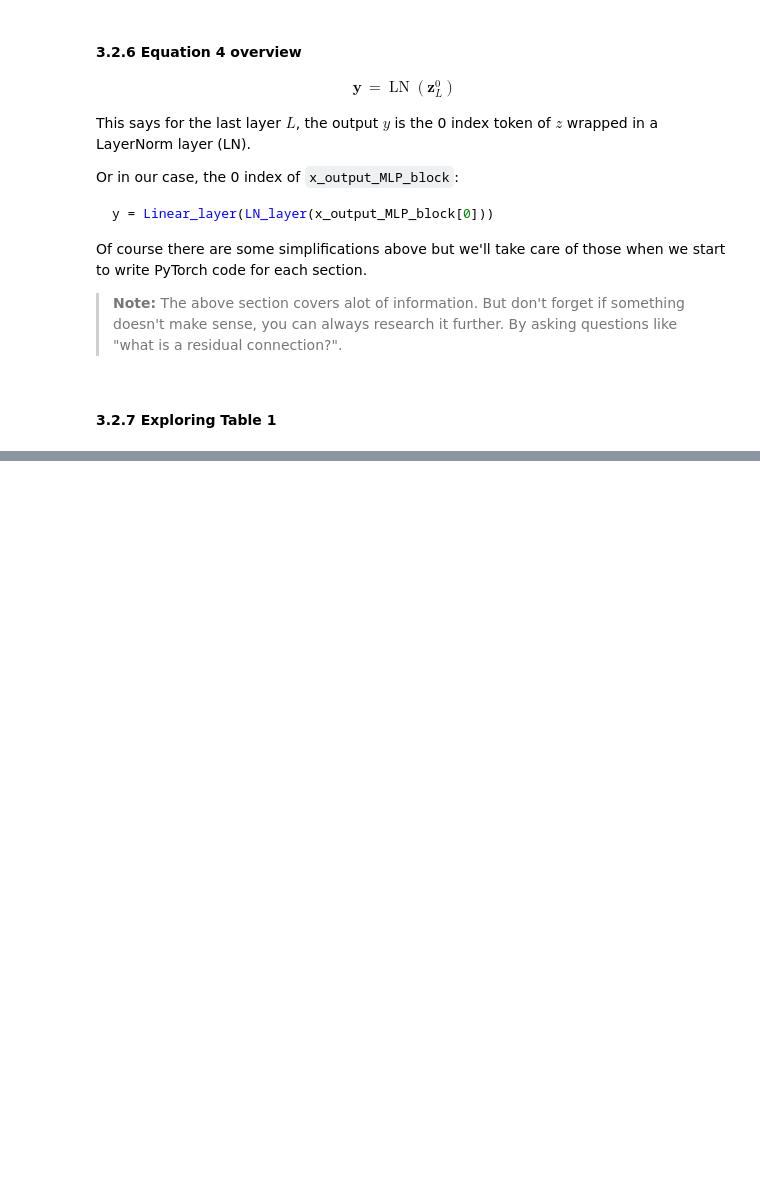
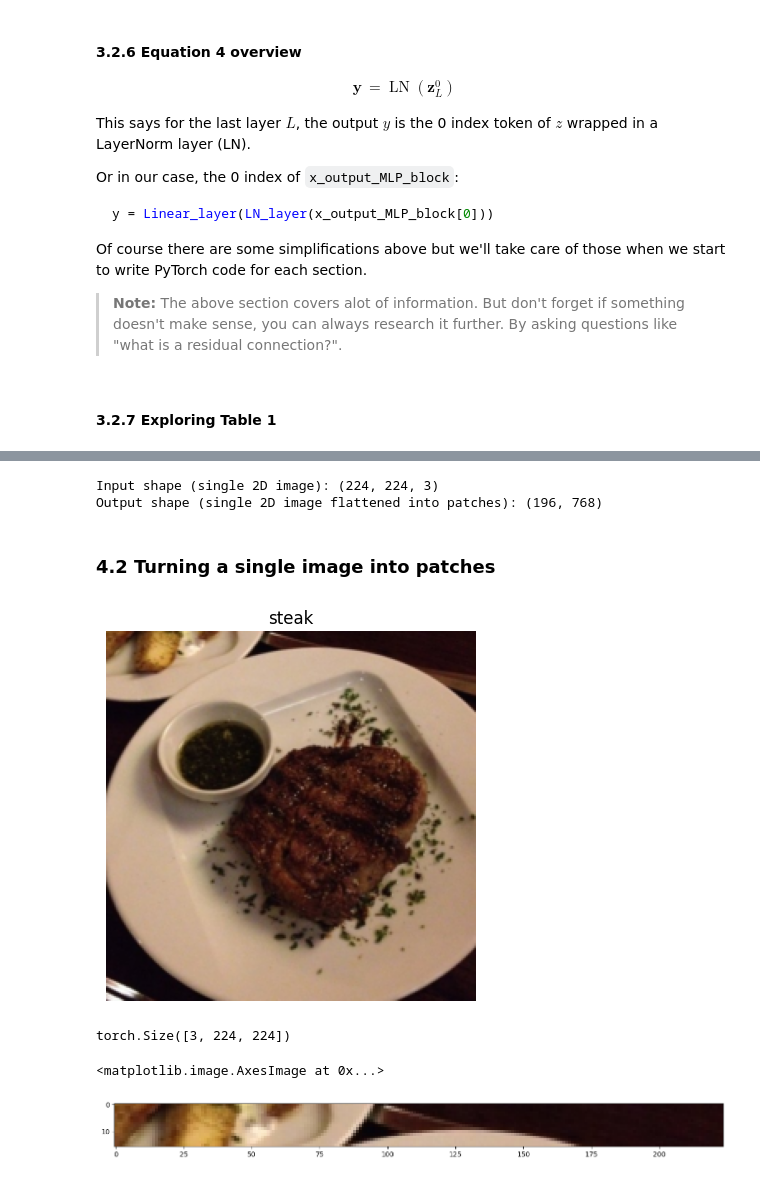
Before and after one commit to LadislavVasina1/pytorch_ztm, a Jupyter notebook: 08_paper_replicating/08_paper_replicating.ipynb, the cells around one changed output, grey strips where cells are left out. Cells and saved outputs as stored; diff of their text form; code cells hidden in the pictures; blank space fills up the shorter version.

```diff
--- a/08_paper_replicating/08_paper_replicating.ipynb
+++ b/08_paper_replicating/08_paper_replicating.ipynb
@@ -359,0 +450,38 @@ Of course there are some simplifications above but we'll take care of those when
+# %%
+# Input shape (this is the size of a single image)
+embedding_layer_input_shape = (height, width, color_channels)
+
+# Output shape
+embedding_layer_output_shape = (number_of_patches, patch_size**2 * color_channels)
+
+print(f"Input shape (single 2D image): {embedding_layer_input_shape}")
+print(f"Output shape (single 2D image flattened into patches): {embedding_layer_output_shape}")
+# %% [output]
+Input shape (single 2D image): (224, 224, 3)
+Output shape (single 2D image flattened into patches): (196, 768)
+# %% [markdown]
+### 4.2 Turning a single image into patches
+# %%
+# View single image
+plt.imshow(image.permute(1, 2, 0)) # adjust for matplotlib
+plt.title(class_names[label])
+plt.axis(False);
+# %% [output]
+[figure, added]
+# %%
+image.shape
+# %% [output]
+torch.Size([3, 224, 224])
+# %%
+# Get the top row of the image
+
+# Change image shape to be compatible with matplotlib (color_channels, height, width) -> (height, width, color_channels)
+image_permuted = image.permute(1, 2, 0)
+
+# Index to plot the top row of patched pixels
+patch_size = 16
+plt.figure(figsize=(patch_size, patch_size))
+plt.imshow(image_permuted[:patch_size, :, :])
+# %% [output]
+<matplotlib.image.AxesImage at 0x...>
+[figure, added]
```
Also changed, not shown: parts of 45 cells of this notebook.
